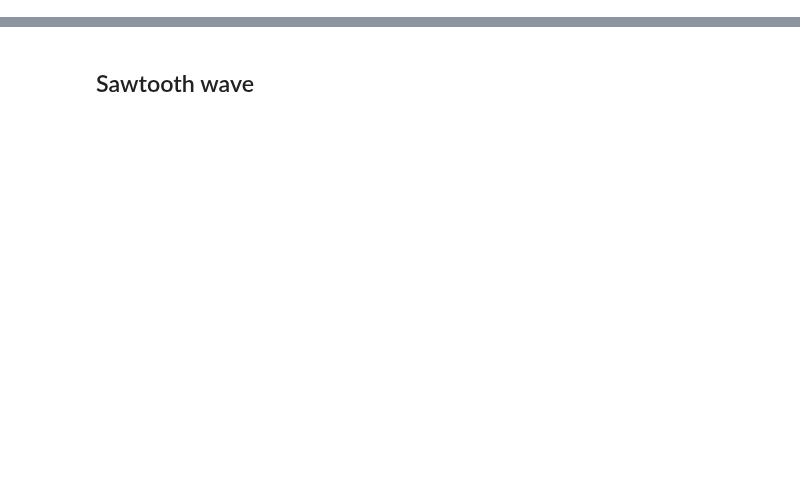
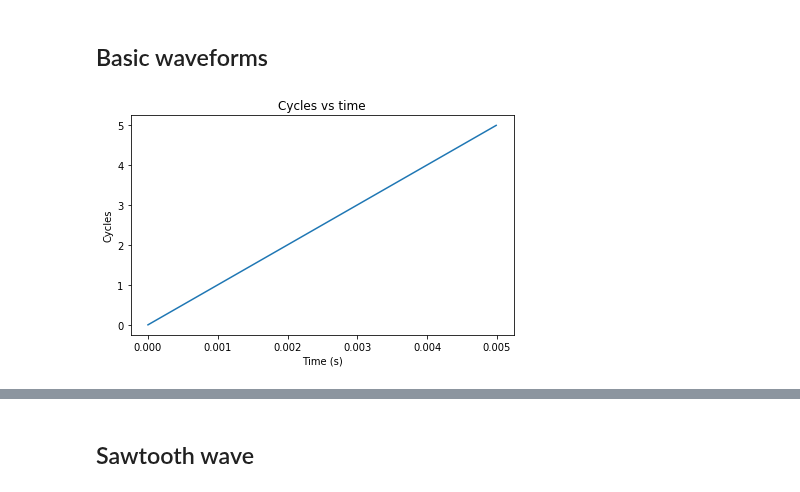
Before and after one commit to AllenDowney/ThinkDSP, a Jupyter notebook: code/fourth_wave.ipynb, the cells around one changed output, grey strips where cells are left out. Cells and saved outputs as stored; diff of their text form; code cells hidden in the pictures; blank space fills up the shorter version.

```diff
--- a/code/fourth_wave.ipynb
+++ b/code/fourth_wave.ipynb
@@ -8,3 +36,24 @@ License: [Creative Commons Attribution 4.0 International](http://creativecommons
 import numpy as np
 import pandas as pd
 import matplotlib.pyplot as plt
+# %%
+def decorate(**options):
+    """Decorate the current axes.
+
+    Call decorate with keyword arguments like
+
+    decorate(title='Title',
+             xlabel='x',
+             ylabel='y')
+
+    The keyword arguments can be any of the axis properties
+
+    https://matplotlib.org/api/axes_api.html
+
+    In addition, you can use `legend=False` to suppress the legend.
+
+    And you can use `loc` to indicate the location of the legend
+    (the default value is 'best')
+    """
+    plt.gca().set(**options)
+    plt.tight_layout()
@@ -10,0 +72,19 @@ import matplotlib.pyplot as plt
+# %% [markdown]
+## Basic waveforms
+# %%
+framerate = 44100        # samples per second
+dt = 1 / framerate       # seconds per sample
+# %%
+duration = 0.005         # seconds
+ts = np.arange(0, duration, dt)     # seconds
+# %%
+freq = 1000              # cycles per second (Hz)
+cycles = freq * ts       # cycles
+# %%
+plt.plot(ts, cycles)
+
+decorate(xlabel='Time (s)',
+         ylabel='Cycles',
+         title='Cycles vs time')
+# %% [output]
+[figure, added]
```
Also changed, not shown: parts of 101 cells of this notebook.
